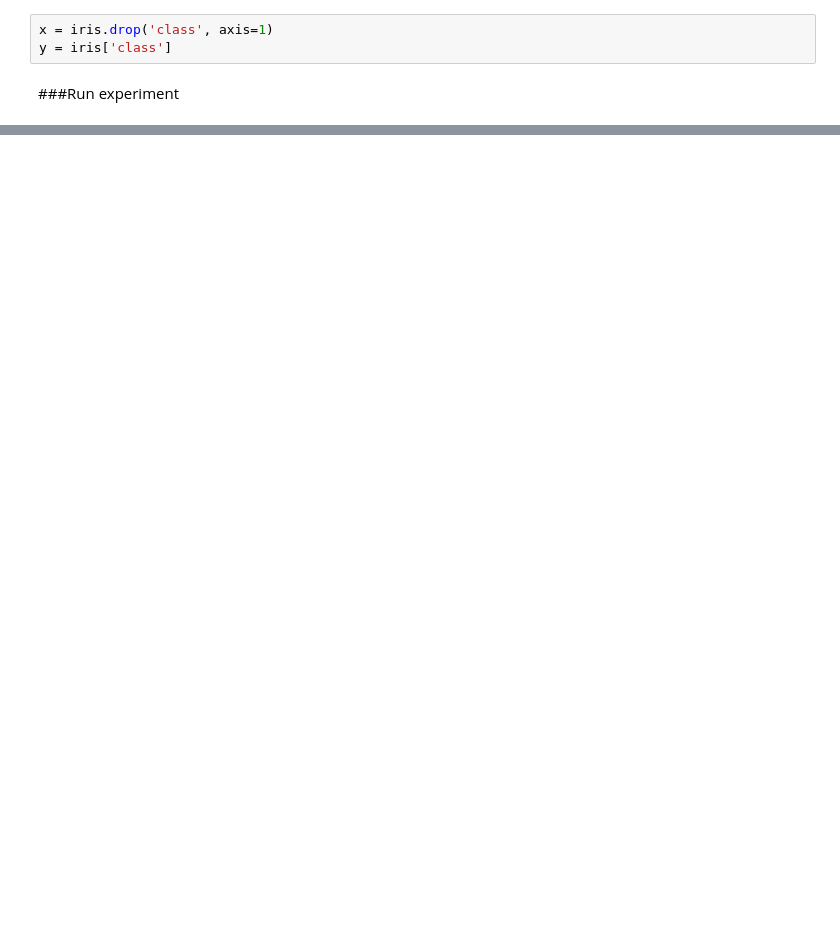
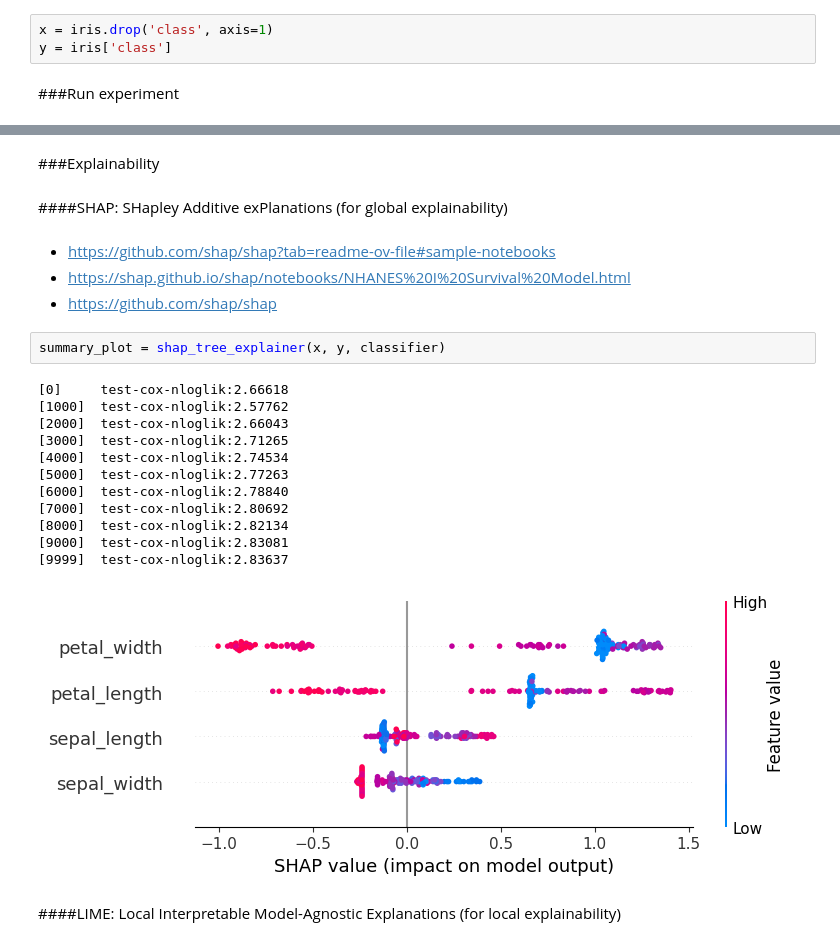
Before and after one commit to DannyData1419/Supervised-ML, a Jupyter notebook: Supervised_ML_Classification.ipynb, the cells around one changed output, grey strips where cells are left out. Cells and saved outputs as stored; diff of their text form; blank space fills up the shorter version.

```diff
--- a/Supervised_ML_Classification.ipynb
+++ b/Supervised_ML_Classification.ipynb
@@ -196,0 +239,25 @@ Mean AUC: 0.99
+# %% [markdown]
+###Explainability
+# %% [markdown]
+####SHAP: SHapley Additive exPlanations (for global explainability)
+# %% [markdown]
+* https://github.com/shap/shap?tab=readme-ov-file#sample-notebooks
+* https://shap.github.io/shap/notebooks/NHANES%20I%20Survival%20Model.html
+* https://github.com/shap/shap
+# %%
+summary_plot = shap_tree_explainer(x, y, classifier)
+# %% [output]
+[0]     test-cox-nloglik:2.66618
+[1000]  test-cox-nloglik:2.57762
+[2000]  test-cox-nloglik:2.66043
+[3000]  test-cox-nloglik:2.71265
+[4000]  test-cox-nloglik:2.74534
+[5000]  test-cox-nloglik:2.77263
+[6000]  test-cox-nloglik:2.78840
+[7000]  test-cox-nloglik:2.80692
+[8000]  test-cox-nloglik:2.82134
+[9000]  test-cox-nloglik:2.83081
+[9999]  test-cox-nloglik:2.83637
+[figure, added]
+# %% [markdown]
+####LIME: Local Interpretable Model-Agnostic Explanations (for local explainability)
```
Also changed, not shown: parts of 25 cells of this notebook.
